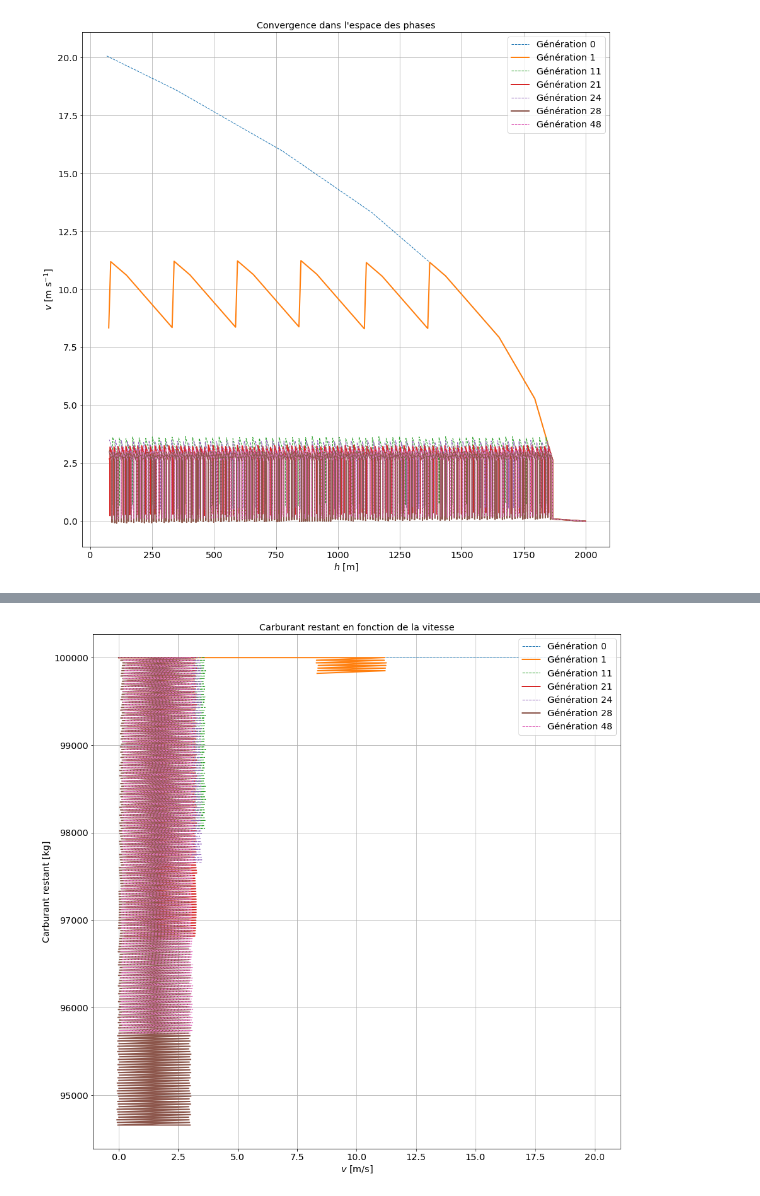
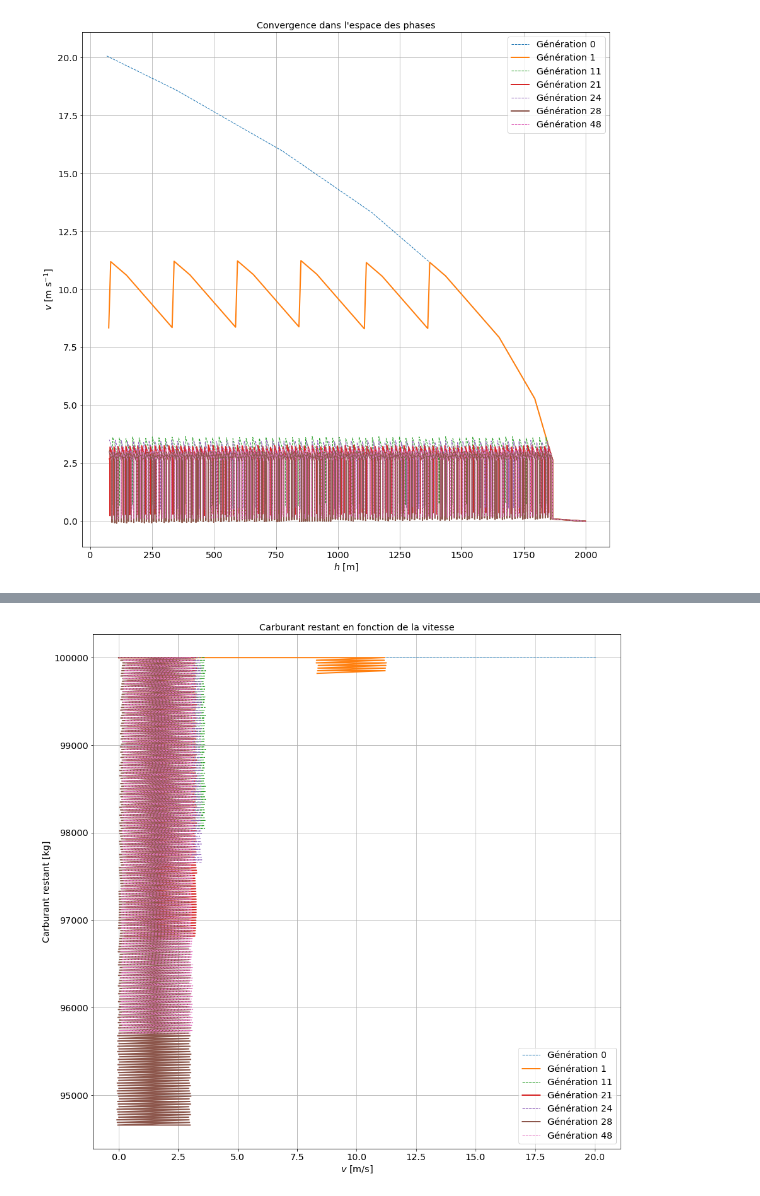
Before and after one commit to jakbay/mnp_project, a Jupyter notebook: data_analysis2.ipynb, the cells around one changed output, grey strips where cells are left out. Cells and saved outputs as stored; diff of their text form; code cells hidden in the pictures.

```diff
--- a/data_analysis2.ipynb
+++ b/data_analysis2.ipynb
@@ -58,18 +58,18 @@ plt.show()
 # %%
 for i in range(0,len(data)):
     if i % 2 == 0:
         plt.plot(data[i][2], data[i][3], label="Génération " + str(data[i][0]), linestyle="dashed", linewidth=1)
     else:
         plt.plot(data[i][2], data[i][3], label="Génération " + str(data[i][0]), linestyle="solid", linewidth=2)
 
 plt.xlabel(r'$v$ [m/s]')
 plt.ylabel(r'Carburant restant [kg]')
 plt.title(r"Carburant restant en fonction de la vitesse")
 plt.grid()
-plt.legend(loc='upper right')
+plt.legend(loc='lower right')
 plt.show()
 # %% [output]
-[figure, old version]
+[figure, new version]
 # %%
 for i in range(3,len(data)):
     if i % 2 == 0:
```
Also changed, not shown: parts of 2 cells of this notebook, 3 other files.
